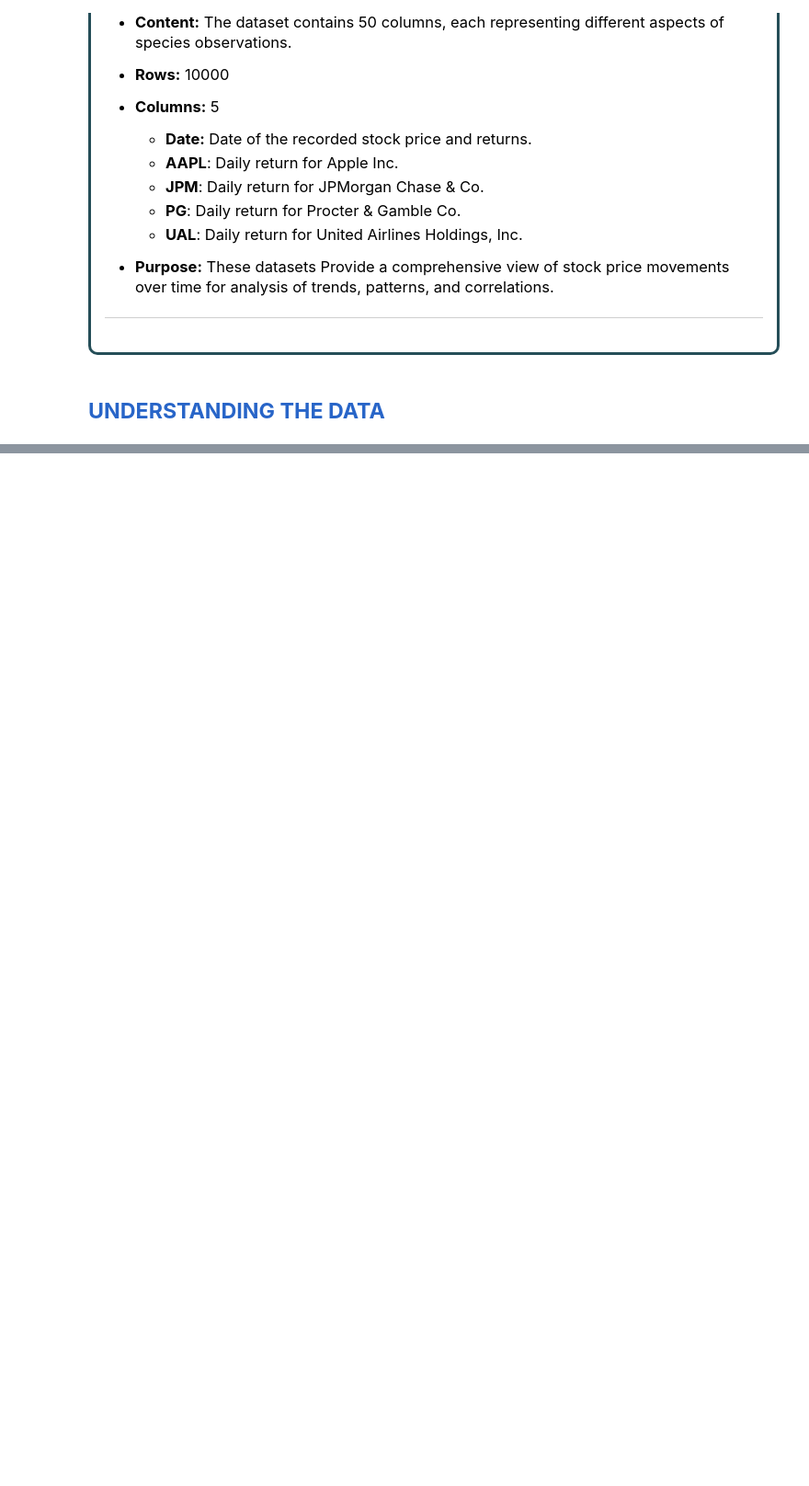
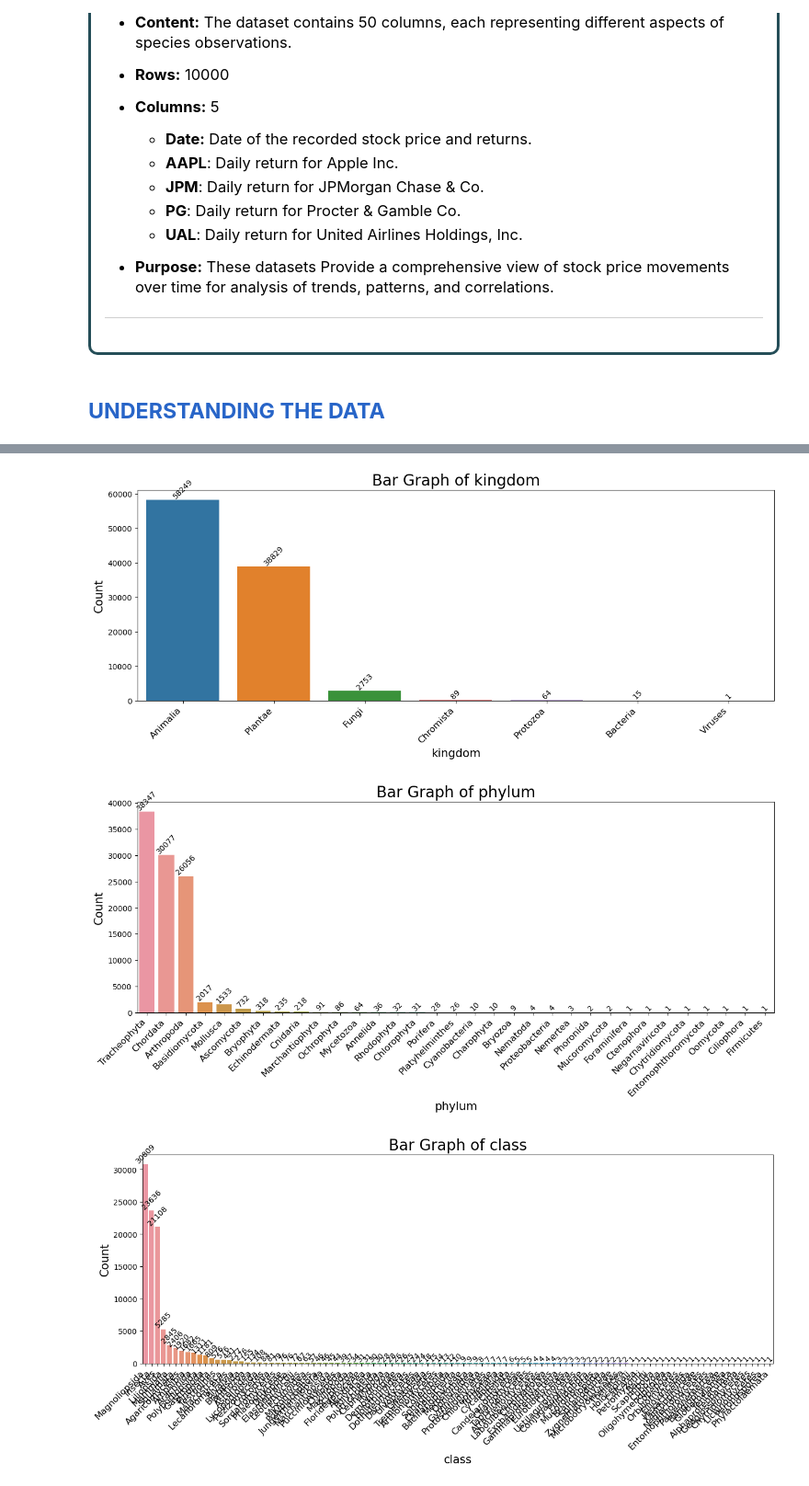
Before and after one commit to AmarjaKumbhar1505/Advance_Python_Programming, a Jupyter notebook: Darwin_Core_EDA.ipynb, the cells around one changed output, grey strips where cells are left out. Shown: that part at 92% size. Saved outputs shown, nothing was run; the diff lists cells and outputs as text; code cells hidden in the pictures; blank space fills up the shorter version.

```diff
--- a/Darwin_Core_EDA.ipynb
+++ b/Darwin_Core_EDA.ipynb
@@ -52,0 +71,5 @@
+# %%
+#Import the “dataset_5.csv" file using Pandas
+
+file_path = 'dataset_5.csv'
+data = pd.read_csv(file_path)
@@ -52,0 +179,6 @@
+# %%
+missing_count = data.isnull().sum()
+value_count = data.isnull().count()
+missing_percentage = round(missing_count / value_count * 100, 2)
+missing_df = pd.DataFrame({"count": missing_count, "percentage":missing_percentage})
+missing_df
@@ -52,0 +203,3 @@
+# %%
+#Finding Column with more than 80% missing value
+columns_to_drop = missing_percentage[missing_percentage > 80].index
@@ -52,0 +208,2 @@
+# %%
+data_cleaned = data.drop(columns=columns_to_drop)
@@ -52,0 +321,21 @@
+# %%
+# Let's look at the distribution of our categorical characteristics with a bar graph
+
+def plot_bar_graphs(df, columns):
+    for column in columns:
+        plt.figure(figsize=(15, 5))
+        ax = sns.countplot(x=column, data=df, order=df[column].value_counts().index)
+        ax.bar_label(ax.containers[0],rotation=45)
+        plt.xlabel(column, fontsize=15)
+        plt.ylabel('Count', fontsize=15)
+        plt.title(f'Bar Graph of {column}', fontsize=20)
+        plt.xticks(rotation=45, ha='right', fontsize=12)
+        plt.show()
+
+cat_features = ['kingdom','phylum', 'class',  'taxonRank']
+
+plot_bar_graphs(data_cleaned, cat_features)
+# %% [output]
+[figure, added]
+[figure, added]
+[figure, added]
```
Also changed, not shown: parts of 28 cells of this notebook.
